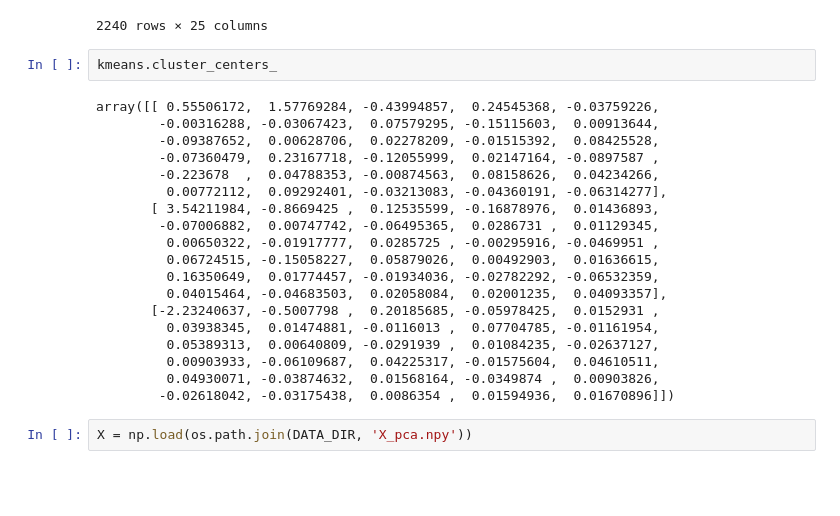
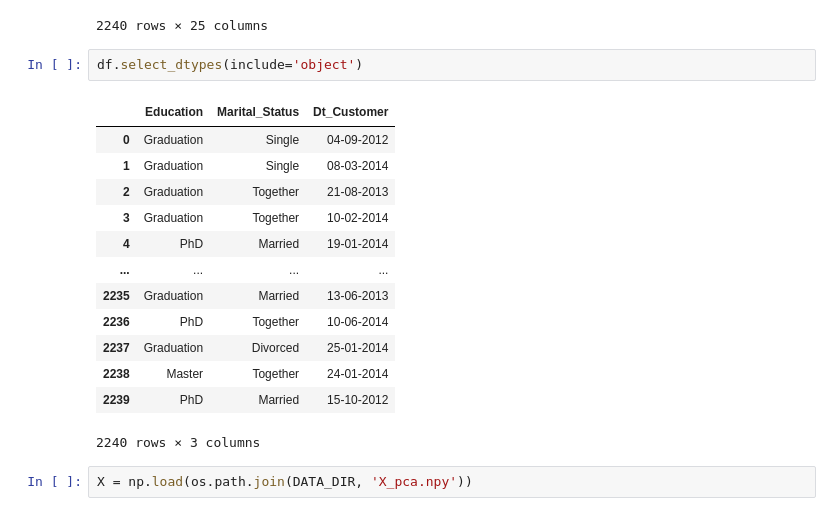
Before and after one commit to GreatestTrain/customer-personality-analisis, a Jupyter notebook: notebooks/04-review.ipynb, the cells around one changed output. Saved outputs shown, nothing was run; the diff lists cells and outputs as text; blank space fills up the shorter version.

```diff
--- a/notebooks/04-review.ipynb
+++ b/notebooks/04-review.ipynb
@@ -36,27 +36,22 @@ df.select_dtypes(include=['int64'])
 | 2238 | 8235 | 1956 | 0 | 1 | 8 | 428 | 30 | 214 | ... |
 | 2239 | 9405 | 1954 | 1 | 1 | 40 | 84 | 3 | 61 | ... |
 2240 rows × 25 columns
-# %%
-kmeans.cluster_centers_
-# %% [output]
-array([[ 0.55506172,  1.57769284, -0.43994857,  0.24545368, -0.03759226,
-        -0.00316288, -0.03067423,  0.07579295, -0.15115603,  0.00913644,
-        -0.09387652,  0.00628706,  0.02278209, -0.01515392,  0.08425528,
-        -0.07360479,  0.23167718, -0.12055999,  0.02147164, -0.0897587 ,
-        -0.223678  ,  0.04788353, -0.00874563,  0.08158626,  0.04234266,
-         0.00772112,  0.09292401, -0.03213083, -0.04360191, -0.06314277],
-       [ 3.54211984, -0.8669425 ,  0.12535599, -0.16878976,  0.01436893,
-        -0.07006882,  0.00747742, -0.06495365,  0.0286731 ,  0.01129345,
-         0.00650322, -0.01917777,  0.0285725 , -0.00295916, -0.0469951 ,
-         0.06724515, -0.15058227,  0.05879026,  0.00492903,  0.01636615,
-         0.16350649,  0.01774457, -0.01934036, -0.02782292, -0.06532359,
-         0.04015464, -0.04683503,  0.02058084,  0.02001235,  0.04093357],
-       [-2.23240637, -0.5007798 ,  0.20185685, -0.05978425,  0.0152931 ,
-         0.03938345,  0.01474881, -0.0116013 ,  0.07704785, -0.01161954,
-         0.05389313,  0.00640809, -0.0291939 ,  0.01084235, -0.02637127,
-         0.00903933, -0.06109687,  0.04225317, -0.01575604,  0.04610511,
-         0.04930071, -0.03874632,  0.01568164, -0.0349874 ,  0.00903826,
-        -0.02618042, -0.03175438,  0.0086354 ,  0.01594936,  0.01670896]])
+# %%
+df.select_dtypes(include='object')
+# %% [output]
+|  | Education | Marital_Status | Dt_Customer |
+| 0 | Graduation | Single | 04-09-2012 |
+| 1 | Graduation | Single | 08-03-2014 |
+| 2 | Graduation | Together | 21-08-2013 |
+| 3 | Graduation | Together | 10-02-2014 |
+| 4 | PhD | Married | 19-01-2014 |
+| ... | ... | ... | ... |
+| 2235 | Graduation | Married | 13-06-2013 |
+| 2236 | PhD | Together | 10-06-2014 |
+| 2237 | Graduation | Divorced | 25-01-2014 |
+| 2238 | Master | Together | 24-01-2014 |
+| 2239 | PhD | Married | 15-10-2012 |
+2240 rows × 3 columns
 # %%
 X = np.load(os.path.join(DATA_DIR, 'X_pca.npy'))
 # %%
```
Also changed, not shown: parts of 2 cells of this notebook.
